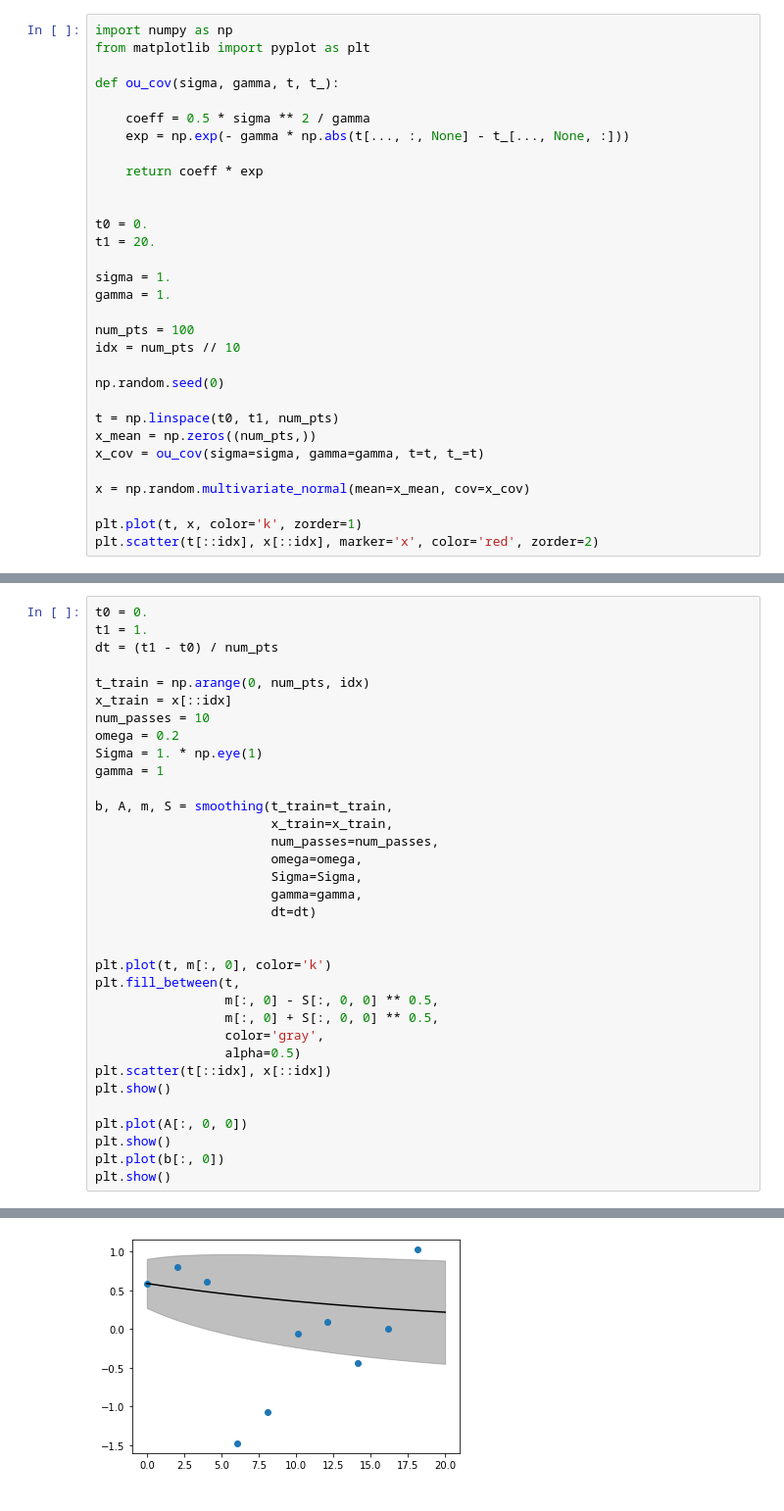
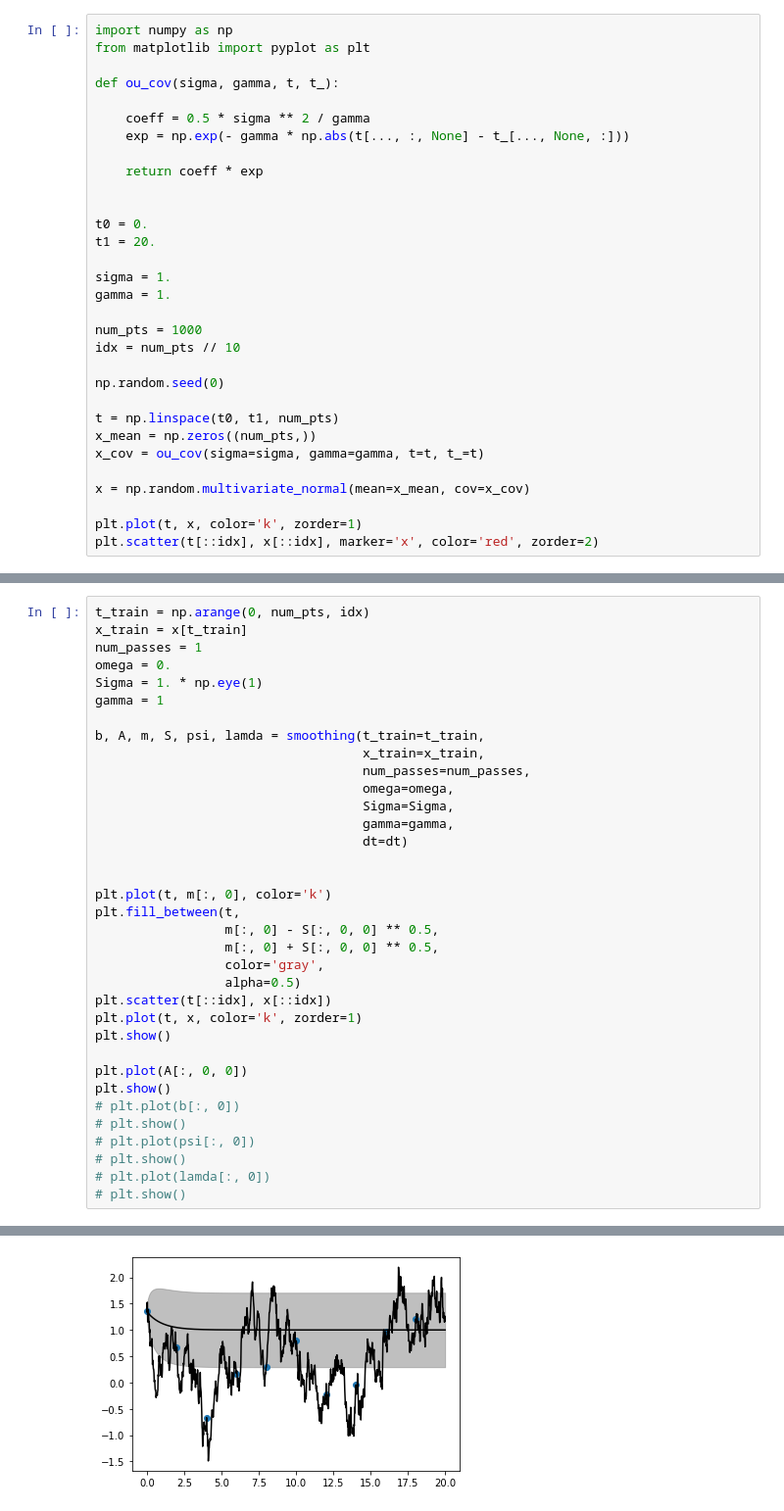
Before and after one commit to stratisMarkou/random-walks, a Jupyter notebook: content/misc/sde-as-gp/sde-as-gp.ipynb, the cells around one changed output, grey strips where cells are left out. Shown at 98% size. Saved outputs shown, nothing was run; the diff lists cells and outputs as text.

```diff
--- a/content/misc/sde-as-gp/sde-as-gp.ipynb
+++ b/content/misc/sde-as-gp/sde-as-gp.ipynb
@@ -16,7 +16,7 @@ t1 = 20.
 sigma = 1.
 gamma = 1.
 
-num_pts = 100
+num_pts = 1000
 idx = num_pts // 10
 
 np.random.seed(0)
@@ -176,22 +115,18 @@ plt.show()
 # %%
-t0 = 0.
-t1 = 1.
-dt = (t1 - t0) / num_pts
-
 t_train = np.arange(0, num_pts, idx)
-x_train = x[::idx]
-num_passes = 10
-omega = 0.2
+x_train = x[t_train]
+num_passes = 1
+omega = 0.
 Sigma = 1. * np.eye(1)
 gamma = 1
 
-b, A, m, S = smoothing(t_train=t_train,
-                       x_train=x_train,
-                       num_passes=num_passes,
-                       omega=omega,
-                       Sigma=Sigma,
-                       gamma=gamma,
-                       dt=dt)
+b, A, m, S, psi, lamda = smoothing(t_train=t_train,
+                                   x_train=x_train,
+                                   num_passes=num_passes,
+                                   omega=omega,
+                                   Sigma=Sigma,
+                                   gamma=gamma,
+                                   dt=dt)
 
 
 plt.plot(t, m[:, 0], color='k')
@@ -201,10 +136,15 @@ plt.fill_between(t,
                  color='gray',
                  alpha=0.5)
 plt.scatter(t[::idx], x[::idx])
+plt.plot(t, x, color='k', zorder=1)
 plt.show()
 
 plt.plot(A[:, 0, 0])
 plt.show()
-plt.plot(b[:, 0])
-plt.show()
+# plt.plot(b[:, 0])
+# plt.show()
+# plt.plot(psi[:, 0])
+# plt.show()
+# plt.plot(lamda[:, 0])
+# plt.show()
 # %% [output]
@@ -228 +168 @@ plt.show()
-[figure, old version]
+[figure, new version]
```
Also changed, not shown: parts of 5 cells of this notebook.
